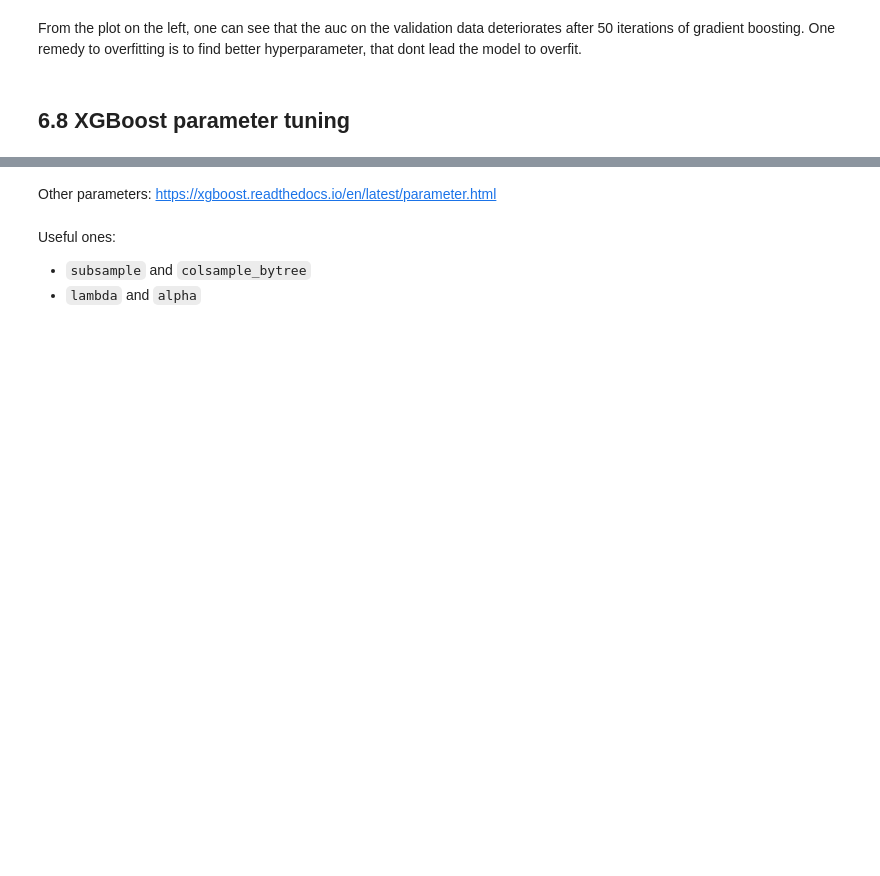
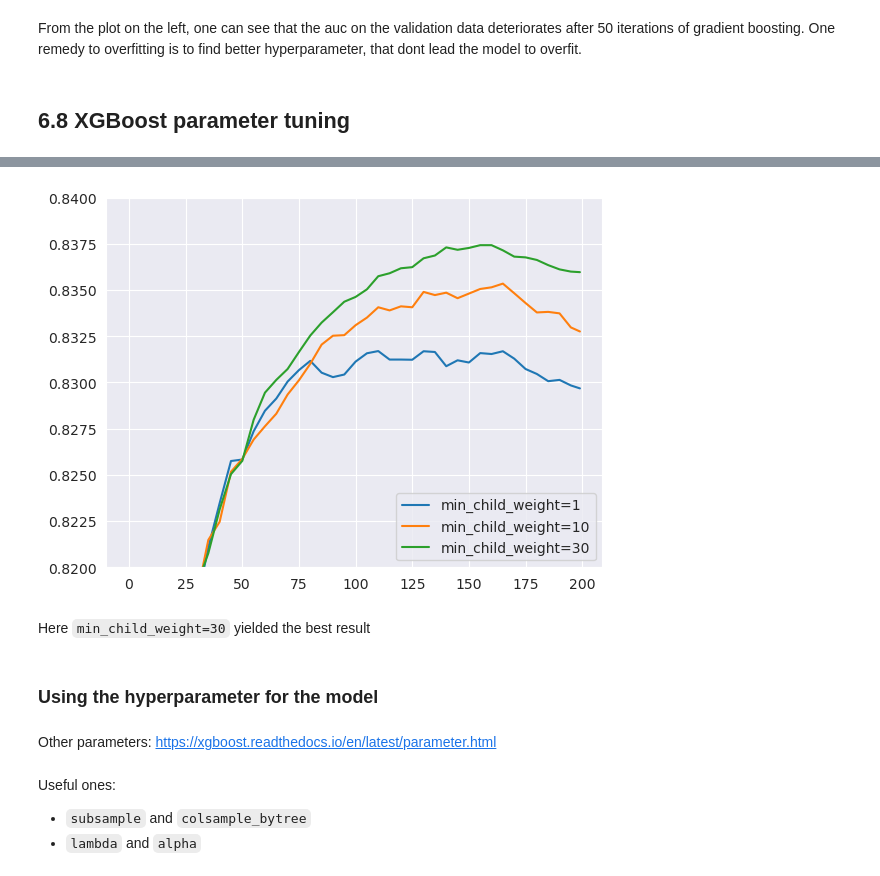
Before and after one commit to joweyel/ml-zoomcamp-material, a Jupyter notebook: 06-trees/code/section6-notebook.ipynb, the cells around one changed output, grey strips where cells are left out. Cells and saved outputs as stored; diff of their text form; code cells hidden in the pictures; blank space fills up the shorter version.

```diff
--- a/06-trees/code/section6-notebook.ipynb
+++ b/06-trees/code/section6-notebook.ipynb
@@ -1273,0 +1402,24 @@ Tuning the following parameters:
+# %%
+captured_output = StringIO()
+
+xgb_params = {
+    "eta": 0.1,             # learning rate
+    "max_depth": 3,         # controls size in `DecisionTreeClassifier`
+    "min_child_weight": 30,
+
+    "objective": "binary:logistic", # specification of model type
+    "eval_metric": "auc",           # auc as shown metric
+
+    "nthread": 8,                   # number of threads used for training
+    "seed": 1,      # random seed
+    "verbosity": 1, # show only warnings
+}
+
+with redirect_stdout(captured_output):
+    model = xgb.train(xgb_params, dtrain, num_boost_round=200,
+                      verbose_eval=5,
+                      evals=watchlist)
+# %%
+scores = {}
+# %%
+output = captured_output.getvalue()
@@ -1273,0 +1431,13 @@ Tuning the following parameters:
+# %%
+for min_child_weight, df_score in scores.items():
+    plt.plot(df_score["num_iter"], df_score["val_auc"], label=min_child_weight)
+
+plt.legend(loc="lower right")
+plt.ylim(0.82, 0.84)
+plt.show()
+# %% [output]
+[figure, added]
+# %% [markdown]
+Here `min_child_weight=30` yielded the best result
+# %% [markdown]
+### Using the hyperparameter for the model
```
Also changed, not shown: parts of 50 cells of this notebook, 2 other files.
